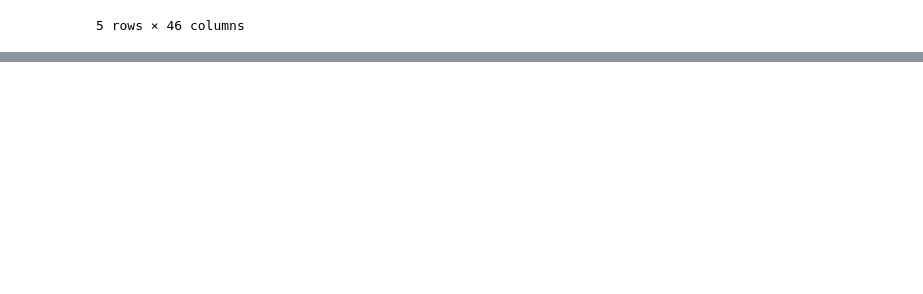
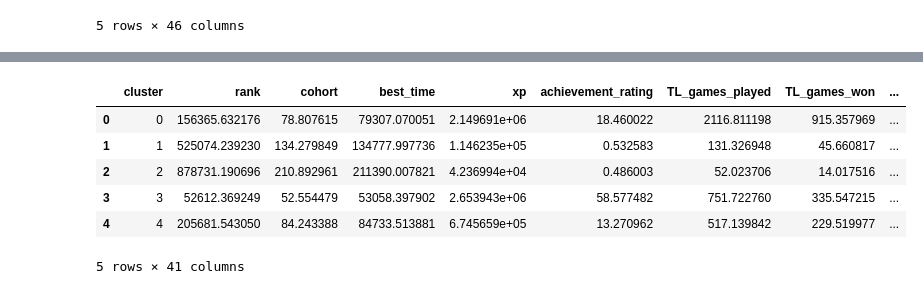
Before and after one commit to unduli-attacked/40-lines-analysis, a Jupyter notebook: analysis-clustering.ipynb, the cells around one changed output, grey strips where cells are left out. Cells and saved outputs as stored; diff of their text form; code cells hidden in the pictures; blank space fills up the shorter version.

Commit message:
cluster optimization

```diff
--- a/analysis-clustering.ipynb
+++ b/analysis-clustering.ipynb
@@ -106,2 +106,0 @@ model = KMeans(init="random", n_clusters=60, max_iter=300)
-# %%
-model.fit(features)
@@ -109,0 +107,3 @@ KMeans(init='random', n_clusters=60)
+# %%
+scaler = StandardScaler()
+scaled_features = scaler.fit_transform(features)
@@ -109,0 +145,5 @@ KMeans(init='random', n_clusters=60)
+# %%
+# this cell will take over 1min to run
+
+model = KMeans(init="random", n_clusters=50)
+model.fit(scaled_features)
@@ -159,0 +200,11 @@ seaborn.heatmap(user_df.corr(numeric_only=True), cmap="icefire", center=0, vmin=
+# %%
+cluster_avgs = user_df.select_dtypes(include=np.number).groupby('cluster').mean().reset_index()
+cluster_avgs.head()
+# %% [output]
+|  | cluster | rank | cohort | best_time | xp | achievement_rating | TL_games_played | TL_games_won | ... |
+| 0 | 0 | 156365.632176 | 78.807615 | 79307.070051 | 2.149691e+06 | 18.460022 | 2116.811198 | 915.357969 | ... |
+| 1 | 1 | 525074.239230 | 134.279849 | 134777.997736 | 1.146235e+05 | 0.532583 | 131.326948 | 45.660817 | ... |
+| 2 | 2 | 878731.190696 | 210.892961 | 211390.007821 | 4.236994e+04 | 0.486003 | 52.023706 | 14.017516 | ... |
+| 3 | 3 | 52612.369249 | 52.554479 | 53058.397902 | 2.653943e+06 | 58.577482 | 751.722760 | 335.547215 | ... |
+| 4 | 4 | 205681.543050 | 84.243388 | 84733.513881 | 6.745659e+05 | 13.270962 | 517.139842 | 229.519977 | ... |
+5 rows × 41 columns
```
Also changed, not shown: parts of 18 cells of this notebook, 4 other files.
